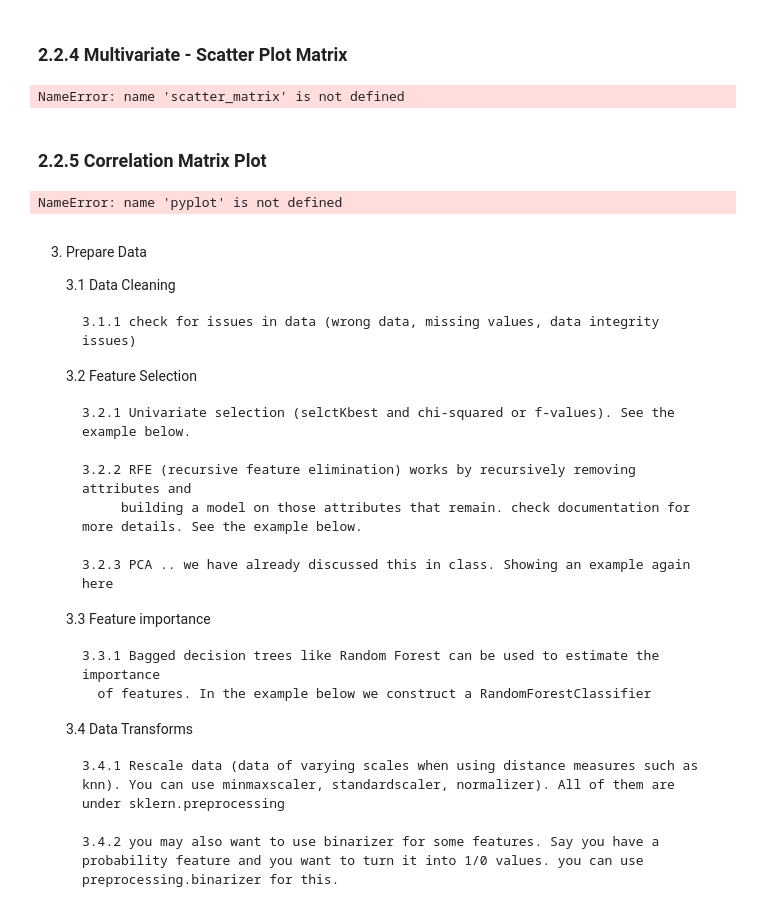
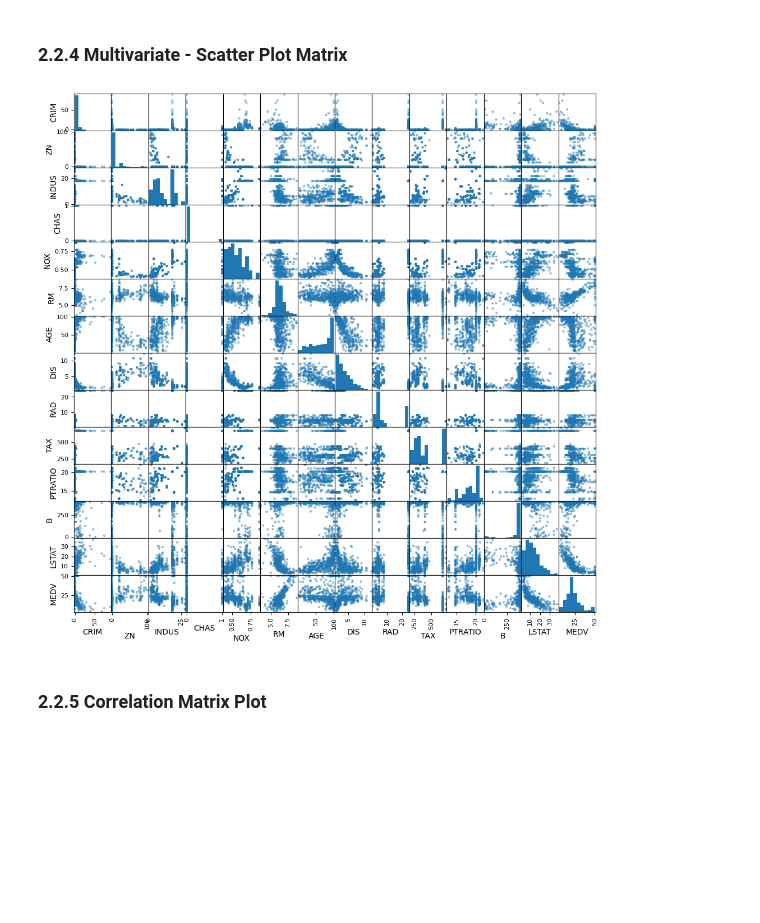
Before and after one commit to philmonaco/ml-notebook-templates, a Jupyter notebook: regression-template.ipynb, the cells around one changed output. Cells and saved outputs as stored; diff of their text form; code cells hidden in the pictures; blank space fills up the shorter version.

```diff
--- a/regression-template.ipynb
+++ b/regression-template.ipynb
@@ -119,49 +230,9 @@ NameError: name 'dataframe' is not defined
 ### 2.2.4 Multivariate - Scatter Plot Matrix
 # %%
 # example scatter plot matrix
-scatter_matrix(dataframe, figsize=(12,12))
-pyplot.show()
+scatter_matrix(dataset, figsize=(12,12))
+plt.show()
 # %% [output]
-NameError: name 'scatter_matrix' is not defined
+[figure, added]
 # %% [markdown]
 ### 2.2.5 Correlation Matrix Plot
-# %%
-# example correlation matrix
-fig = pyplot.figure(figsize=(12,12))
-ax = fig.add_subplot(111)
-cax = ax.matshow(dataframe.corr(), vmin=-1, vmax=1, interpolation='none')
-fig.colorbar(cax)
-ticks = numpy.arange(0,14,1)
-ax.set_xticks(ticks)
-ax.set_yticks(ticks)
-ax.set_xticklabels(names)
-ax.set_yticklabels(names)
-pyplot.show()
-# %% [output]
-NameError: name 'pyplot' is not defined
-# %% [markdown]
-3. Prepare Data
-
-   3.1  Data Cleaning
-
-       3.1.1 check for issues in data (wrong data, missing values, data integrity issues)
-
-   3.2  Feature Selection
-
-       3.2.1 Univariate selection (selctKbest and chi-squared or f-values). See the example below.
-
-       3.2.2 RFE (recursive feature elimination) works by recursively removing attributes and
-            building a model on those attributes that remain. check documentation for more details. See the example below.
-
-       3.2.3 PCA .. we have already discussed this in class. Showing an example again here
-
-   3.3 Feature importance
-
-       3.3.1 Bagged decision trees like Random Forest can be used to estimate the importance
-         of features. In the example below we construct a RandomForestClassifier
-
-   3.4  Data Transforms
-
-       3.4.1 Rescale data (data of varying scales when using distance measures such as knn). You can use minmaxscaler, standardscaler, normalizer). All of them are under sklern.preprocessing
-
-       3.4.2 you may also want to use binarizer for some features. Say you have a probability feature and you want to turn it into 1/0 values. you can use preprocessing.binarizer for this.
```
Also changed, not shown: parts of 71 cells of this notebook, 1 other file.
